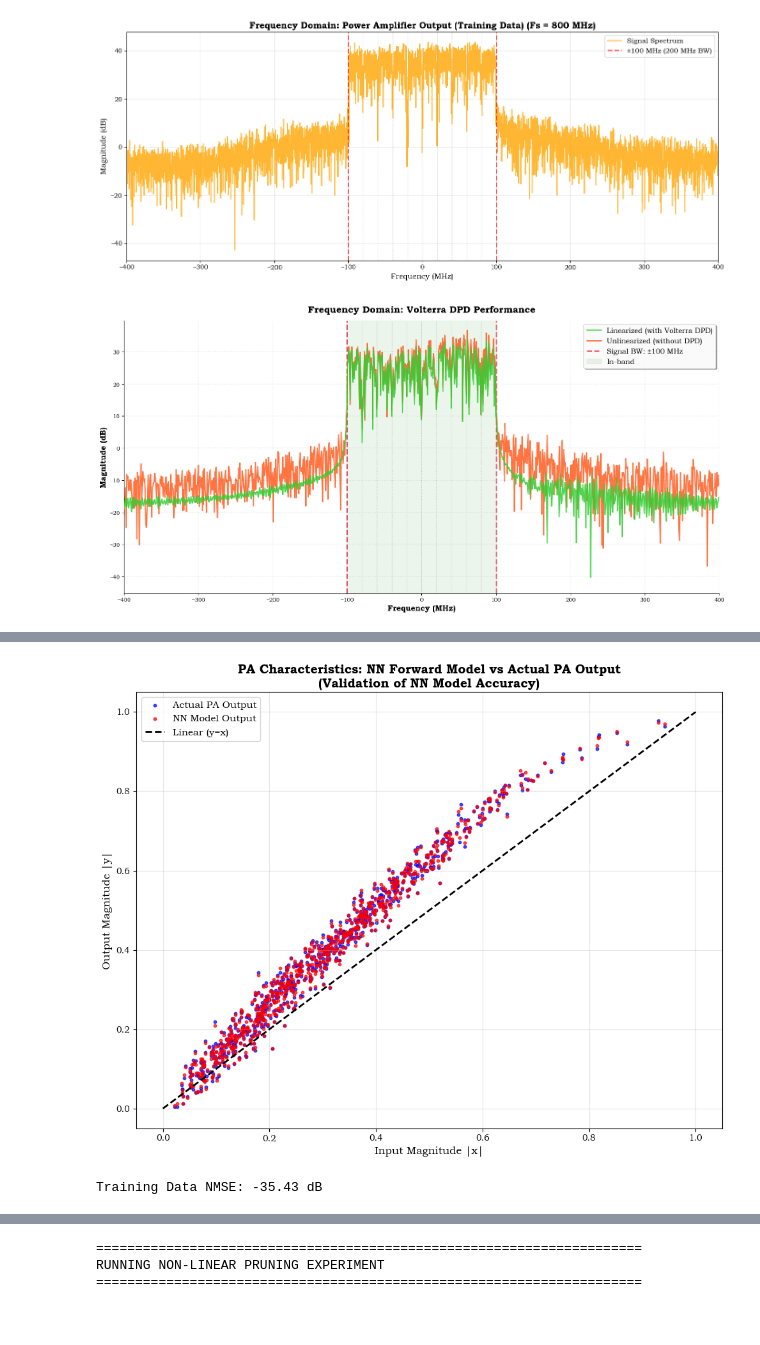
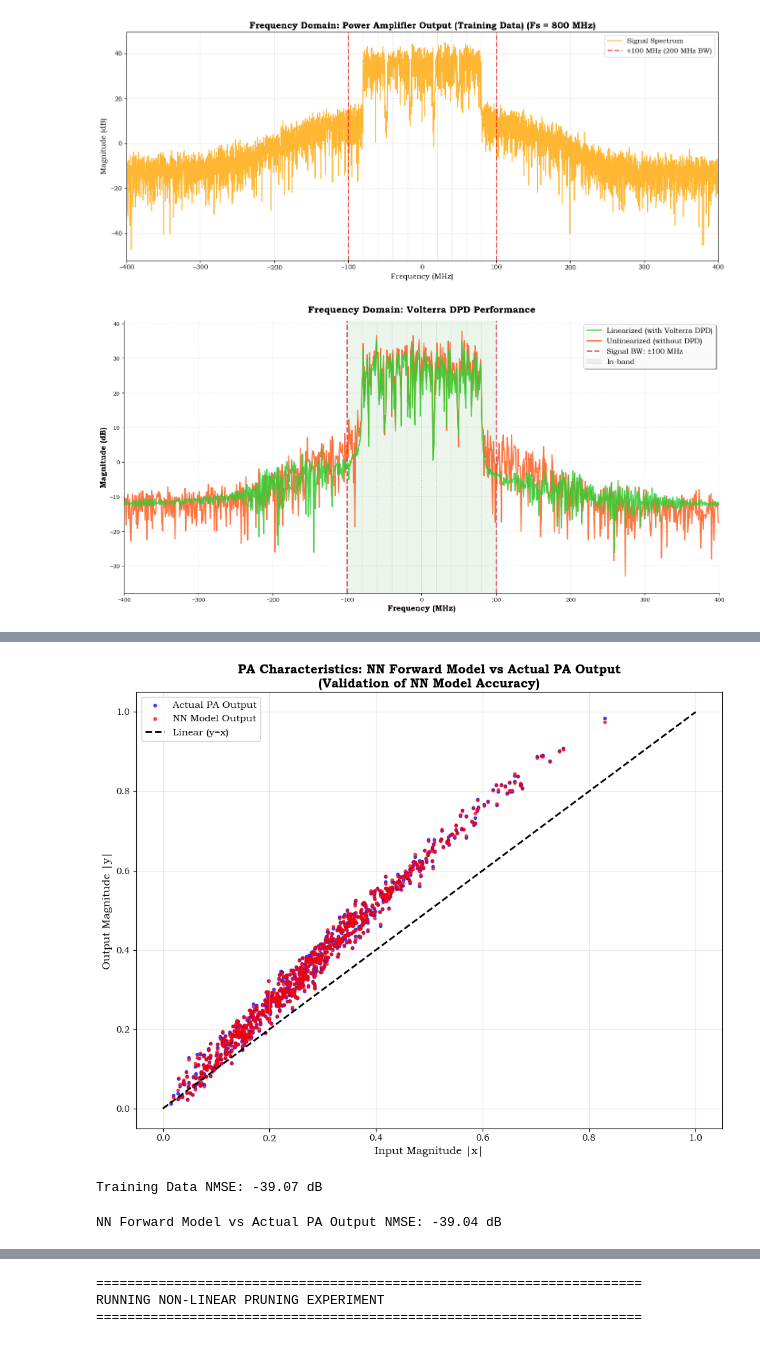
Before and after one commit to aquigney/sparseDPD, a Jupyter notebook: use_opendpd_dataset.ipynb, the cells around one changed output, grey strips where cells are left out. Cells and saved outputs as stored; diff of their text form; code cells hidden in the pictures.

```diff
--- a/use_opendpd_dataset.ipynb
+++ b/use_opendpd_dataset.ipynb
@@ -55,6 +55,7 @@ class dataset:
         self.model_valid_expected_output = self.get_model_valid_expected_output()
 
         self.test_input, self.test_output = self.get_leftover_test_data()
+        self.test_output_through_nn_pa = None
 
 
     def phase_vector(self, x):
@@ -487,12 +488,12 @@ class dataset:
 #   y = PA output signal (distorted - no predistorter was used)
 # Load data from CSV files
 # CSV file paths
-train_input_path = r"C:\Users\AQUIGNEY\Documents\College\OpenDPD\datasets\DPA_200MHz\train_input.csv"
-train_output_path = r"C:\Users\AQUIGNEY\Documents\College\OpenDPD\datasets\DPA_200MHz\train_output.csv"
-val_input_path = r"C:\Users\AQUIGNEY\Documents\College\OpenDPD\datasets\DPA_200MHz\val_input.csv"
-val_output_path = r"C:\Users\AQUIGNEY\Documents\College\OpenDPD\datasets\DPA_200MHz\val_output.csv"
-test_input_path = r"C:\Users\AQUIGNEY\Documents\College\OpenDPD\datasets\DPA_200MHz\test_input.csv"
-test_output_path = r"C:\Users\AQUIGNEY\Documents\College\OpenDPD\datasets\DPA_200MHz\test_output.csv"
+train_input_path =      r"C:\Users\AQUIGNEY\Documents\College\OpenDPD\datasets\APA_200MHz\train_input.csv"
+train_output_path =     r"C:\Users\AQUIGNEY\Documents\College\OpenDPD\datasets\APA_200MHz\train_output.csv"
+val_input_path =        r"C:\Users\AQUIGNEY\Documents\College\OpenDPD\datasets\APA_200MHz\val_input.csv"
+val_output_path =       r"C:\Users\AQUIGNEY\Documents\College\OpenDPD\datasets\APA_200MHz\val_output.csv"
+test_input_path =       r"C:\Users\AQUIGNEY\Documents\College\OpenDPD\datasets\APA_200MHz\test_input.csv"
+test_output_path =      r"C:\Users\AQUIGNEY\Documents\College\OpenDPD\datasets\APA_200MHz\test_output.csv"
 
 # Read CSV files (each has I and Q columns with headers in row 1)
 train_input_df = pd.read_csv(train_input_path)
@@ -734,7 +735,7 @@ def plot_fft_data(y, y1=None, title_suffix="", fs=800e6, show_bw_lines=True, bw=
 # Plot the PA output (distorted signal with intermodulation products)
 plot_fft_data(data_obj.model_training_input, title_suffix="Power Amplifier Output (Training Data)", num_points=5000)
 # %% [output]
-[figure, old version]
+[figure, new version]
 # %%
 # FFT Overlay Plot
 def fft_overlay(signal1, signal2, label1="Signal 1", label2="Signal 2", title="FFT Comparison", fs=800e6, show_bw_lines=True, bw=200, num_points=1000):
@@ -814,7 +815,7 @@ fft_overlay(pa_output, pa_output_no_dpd_aligned,
            label2="Unlinearized (without DPD)",
            title="Frequency Domain: Volterra DPD Performance")
 # %% [output]
-[figure, old version]
+[figure, new version]
 # %%
 # Train NN on backprop PA for inv model
 
@@ -1236,6 +1238,40 @@ class forward_NN(NN):
         nmse_db = 10 * np.log10(error_power / signal_power)
 
         return nmse_db
+
+    def evaluate_full_output_through_pa(self, x):
+        """
+        Takes in all the data, and returns what all the output data would be if this NN was the true PA.
+        Does all the trimming internally, and returns aligned arrays.
+        """
+
+        # Build features from input signal using NN memory levels
+        num_memory_levels_nn = self.dataset_obj.num_memory_levels_nn
+        test_xfc = self.dataset_obj.build_xfc(x)
+
+        # Get phase and trim it to match xfc length
+        phase_full = self.dataset_obj.phase_vector(x)
+        phase = phase_full[num_memory_levels_nn:]
+
+        # Get NN output (PA output)
+        nn_outputs = self.evaluate_nn_output(test_xfc)
+
+        # Convert NN output back to complex form and denormalize
+        nn_outputs_complex = (nn_outputs[:, 0] + 1j * nn_outputs[:, 1]) * np.conj(phase)
+
+        # Align all arrays properly:
+        # - x needs trimming (num_memory_levels_nn) because of build_xfc
+        # - nn_outputs_complex was trimmed once (num_memory_levels_nn from build_xfc)
+        total_trim = num_memory_levels_nn
+        x_aligned = x[total_trim:]
+        nn_output = nn_outputs_complex  # Already aligned with x_aligned
+
+        # Ensure all arrays are same length
+        min_len = min(len(nn_output), len(x_aligned))
+        x_aligned = x_aligned[:min_len]
+        nn_output = nn_output[:min_len]
+
+        return x_aligned, nn_output
 
     def get_model(self, model_type):
         if model_type == "forward":
@@ -1338,4 +1374,21 @@ Best model from epoch 155 with validation loss: 2.2196e-01
-[figure, old version]
+[figure, new version]
-Training Data NMSE: -35.43 dB
+Training Data NMSE: -39.07 dB
+# %%
+# Create full dataset using new NN forward model
+x_nn_forward_full, y_nn_forward_full = nn_forward_model.evaluate_full_output_through_pa(x)
+
+# Compare y_nn_forward_full with original y (PA output) remembering that y is shorter due to trimming
+num_memory_levels_forward = data_obj_forward.num_memory_levels_nn
+y_aligned = y[num_memory_levels_forward:]
+min_len = min(len(y_nn_forward_full), len(y_aligned))
+y_nn_forward_full = y_nn_forward_full[:min_len]
+y_aligned = y_aligned[:min_len]
+# Calculate NMSE between NN forward model output and actual PA output
+error_power_forward = np.mean(np.abs(y_nn_forward_full - y_aligned)**2)
+signal_power_forward = np.mean(np.abs(y_aligned)**2)
+nmse_forward_db = 10 * np.log10(error_power_forward / signal_power_forward)
+print(f"NN Forward Model vs Actual PA Output NMSE: {nmse_forward_db:.2f} dB")
+# %% [output]
+NN Forward Model vs Actual PA Output NMSE: -39.04 dB
 # %%
 # Instantiate and train the inverse model
```
Also changed, not shown: parts of 10 cells of this notebook.
